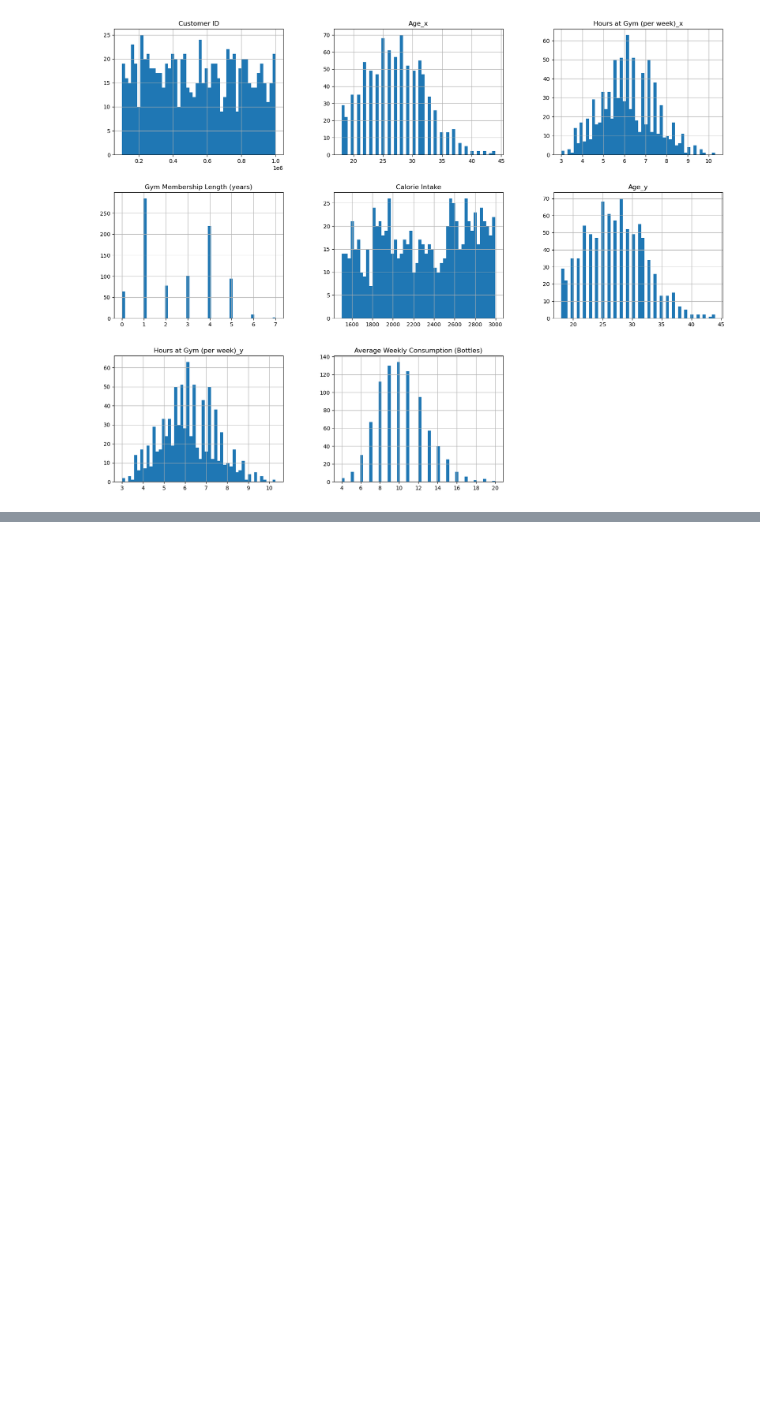
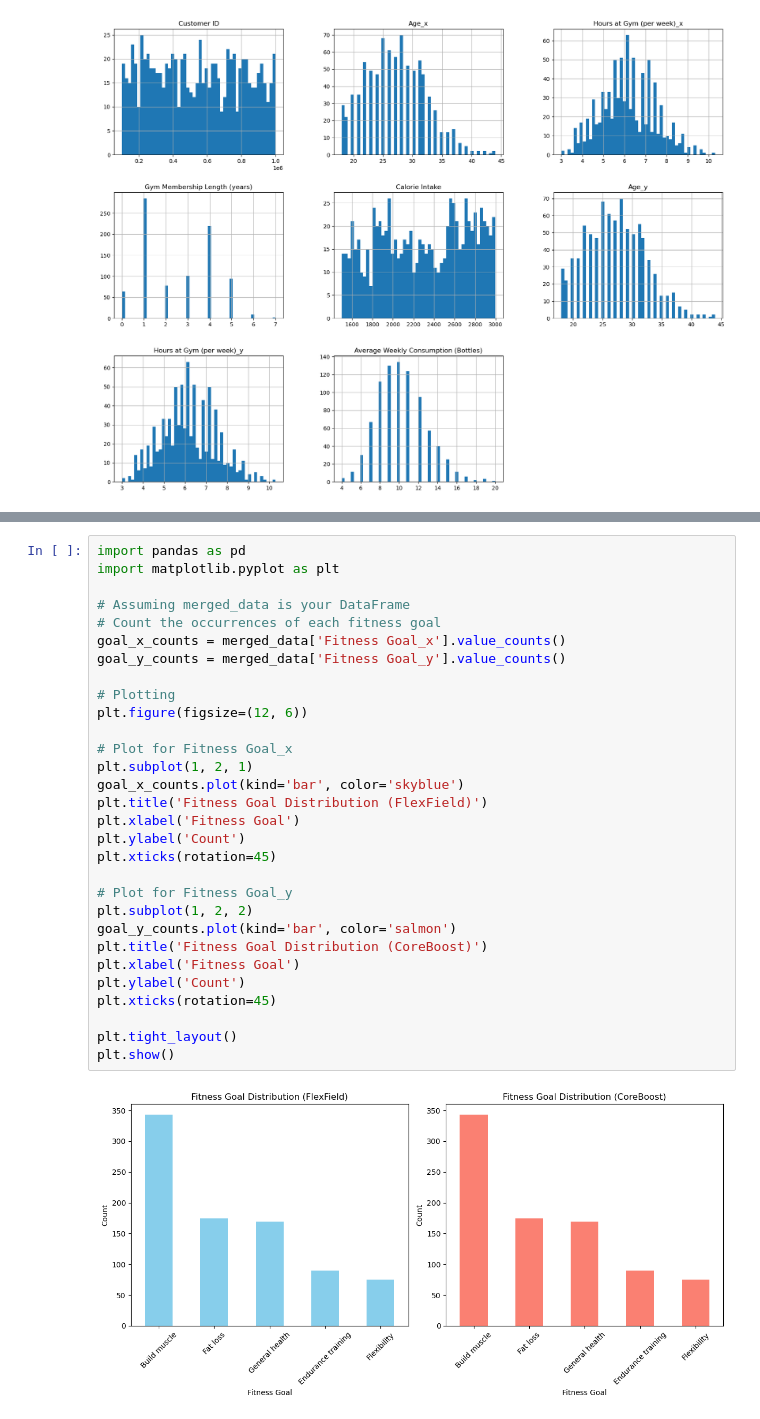
Before and after one commit to svnxxa/BOLT-First-Byte-Datathon, a Jupyter notebook: coreboost_compare.ipynb, the cells around one changed output, grey strips where cells are left out. Cells and saved outputs as stored; diff of their text form; blank space fills up the shorter version.

```diff
--- a/coreboost_compare.ipynb
+++ b/coreboost_compare.ipynb
@@ -73 +89,33 @@ ValueError: Could not interpret input 'Fitness Goal'
+# %%
+import pandas as pd
+import matplotlib.pyplot as plt
+
+# Assuming merged_data is your DataFrame
+# Count the occurrences of each fitness goal
+goal_x_counts = merged_data['Fitness Goal_x'].value_counts()
+goal_y_counts = merged_data['Fitness Goal_y'].value_counts()
+
+# Plotting
+plt.figure(figsize=(12, 6))
+
+# Plot for Fitness Goal_x
+plt.subplot(1, 2, 1)
+goal_x_counts.plot(kind='bar', color='skyblue')
+plt.title('Fitness Goal Distribution (FlexField)')
+plt.xlabel('Fitness Goal')
+plt.ylabel('Count')
+plt.xticks(rotation=45)
+
+# Plot for Fitness Goal_y
+plt.subplot(1, 2, 2)
+goal_y_counts.plot(kind='bar', color='salmon')
+plt.title('Fitness Goal Distribution (CoreBoost)')
+plt.xlabel('Fitness Goal')
+plt.ylabel('Count')
+plt.xticks(rotation=45)
+
+plt.tight_layout()
+plt.show()
+# %% [output]
+[figure, added]
 # %%
```
Also changed, not shown: parts of 11 cells of this notebook.
